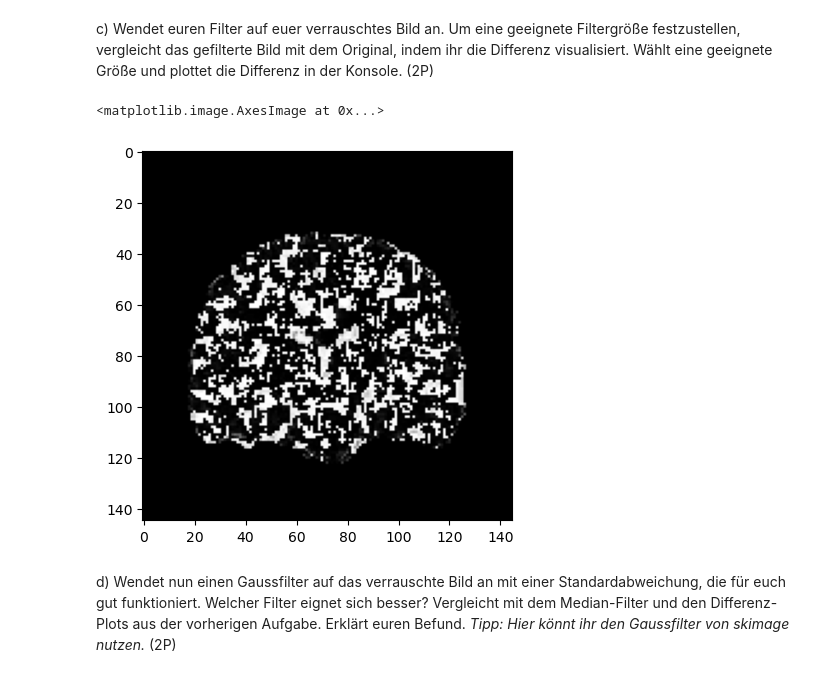
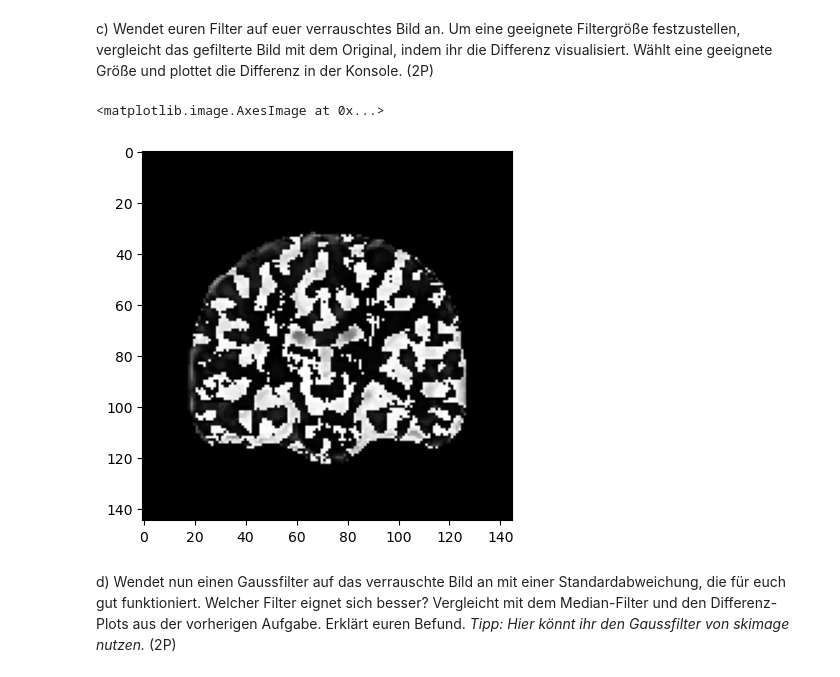
Before and after one commit to TimNogga/MedizinischeBildAnalyseBonn, a Jupyter notebook: mba-02/MBA_02.ipynb, the cells around one changed output. Drawn from its saved outputs; the diff is of its cells as text; code cells hidden in the pictures.

```diff
--- a/mba-02/MBA_02.ipynb
+++ b/mba-02/MBA_02.ipynb
@@ -244,22 +244,22 @@ axes[2].imshow(conformation, cmap="gray")
 c) Wendet euren Filter auf euer verrauschtes Bild an. Um eine geeignete Filtergröße festzustellen, vergleicht das gefilterte Bild mit dem Original, indem ihr die Differenz visualisiert. Wählt eine geeignete Größe und plottet die Differenz in der Konsole. (2P)
 # %%
 # Lösung hier
-median_image = median_filter(img_salt_pepper_brain,5)
+median_image = median_filter(img_salt_pepper_brain,10)
 
 def total_diff(img_filtered, img_orig):
     new_image = img_orig - img_filtered
     return new_image
     # es genügt, die Differenz einfach zu plotten.
 
 
 
 difference = total_diff(median_image, img_brain)
 
 
 plt.imshow(difference, cmap="gray")
 # %% [output]
 <matplotlib.image.AxesImage at 0x...>
-[figure, old version]
+[figure, new version]
 # %% [markdown]
 d) Wendet nun einen Gaussfilter auf das verrauschte Bild an mit einer Standardabweichung, die für euch gut funktioniert. Welcher Filter eignet sich besser? Vergleicht mit dem Median-Filter und den Differenz-Plots aus der vorherigen Aufgabe. Erklärt euren Befund. *Tipp: Hier könnt ihr den Gaussfilter von skimage nutzen.* (2P)
 # %%
```
